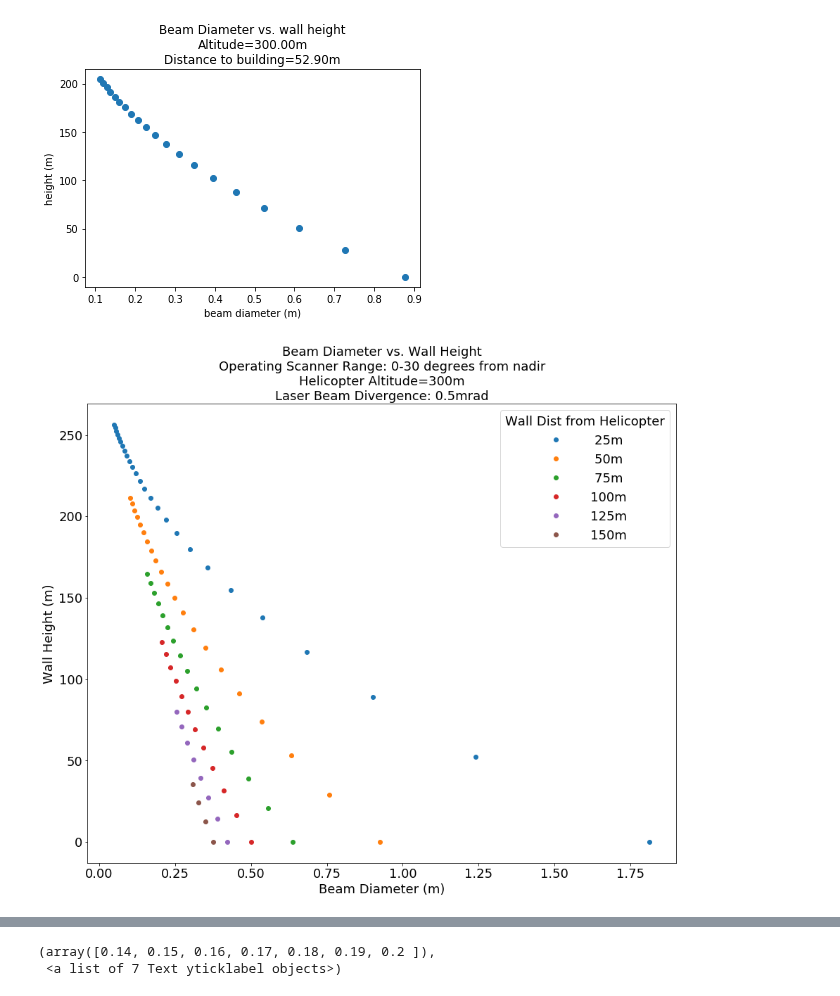
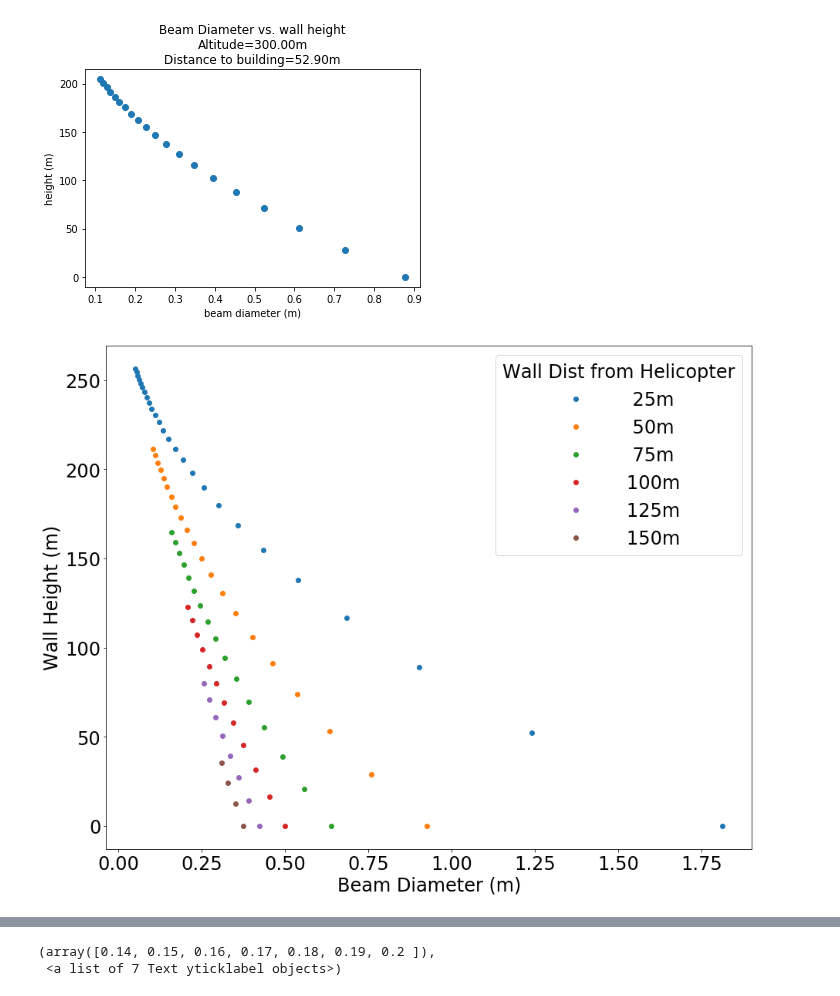
Before and after one commit to mihamerstan/lidar_metrics, a Jupyter notebook: notebooks/trig_section.ipynb, the cells around one changed output, grey strips where cells are left out. Cells and saved outputs as stored; diff of their text form; code cells hidden in the pictures.

```diff
--- a/notebooks/trig_section.ipynb
+++ b/notebooks/trig_section.ipynb
@@ -62,17 +62,21 @@ Text(0, 0.5, 'height (m)')
 # %%
 plt.figure(figsize=[15,12])
 plt.xticks(fontsize=18)
 plt.yticks(fontsize=18)
-
+fsize = 24
+a = []
 for d in [25,50,75,100,125,150]:
     theta_d = np.arctan(d/h)
     theta_w_arr = np.arange(0,30-(theta_d*180/np.pi))*np.pi/180
     height = h-h*np.tan(theta_d)/np.tan(theta_d+theta_w_arr)
     b_v = b_vertical(h,theta_d,theta_w_arr,alpha)
     plt.plot(b_v,height,'o',label="{:6.0f}m".format(d))
-    plt.title("Beam Diameter vs. Wall Height\nOperating Scanner Range: 0-30 degrees from nadir\nHelicopter Altitude={}m\nLaser Beam Divergence: 0.5mrad".format(h),fontsize=18)
-    plt.xlabel("Beam Diameter (m)",fontsize=18)
-    plt.ylabel("Wall Height (m)",fontsize=18)
-    plt.legend(title="Wall Dist from Helicopter",title_fontsize=18,fontsize=18)
+#     plt.title("Beam Diameter vs. Wall Height\nOperating Scanner Range: 0-30 degrees from nadir\nHelicopter Altitude={}m\nLaser Beam Divergence: 0.5mrad".format(h),fontsize=18)
+    plt.xlabel("Beam Diameter (m)",fontsize=fsize)
+    plt.ylabel("Wall Height (m)",fontsize=fsize)
+    plt.legend(title="Wall Dist from Helicopter",title_fontsize=fsize,fontsize=fsize)
+    plt.xticks(fontsize=fsize)
+    plt.yticks(fontsize=fsize)
+    [a.append((d,b,h)) for b,h in zip(b_v,height)]
 # %% [output]
-[figure, old version]
+[figure, new version]
```
Also changed, not shown: parts of 47 cells of this notebook, 2 other files.
